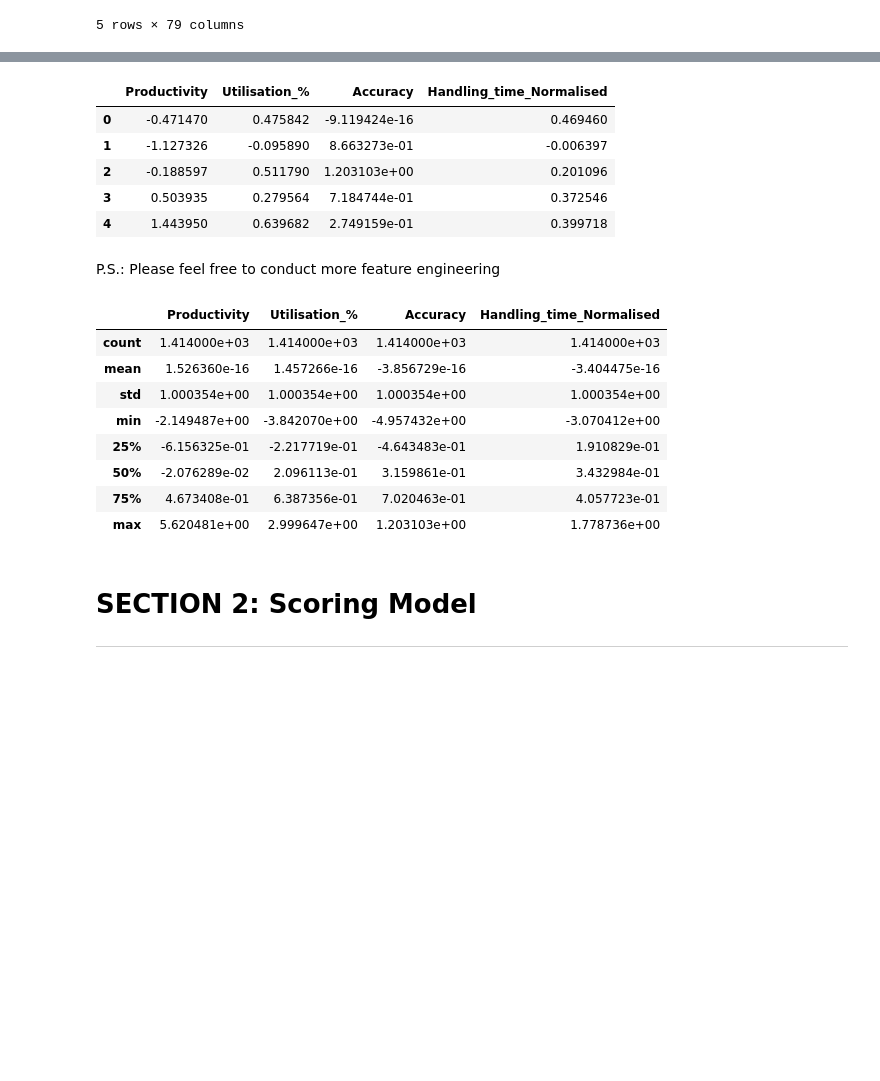
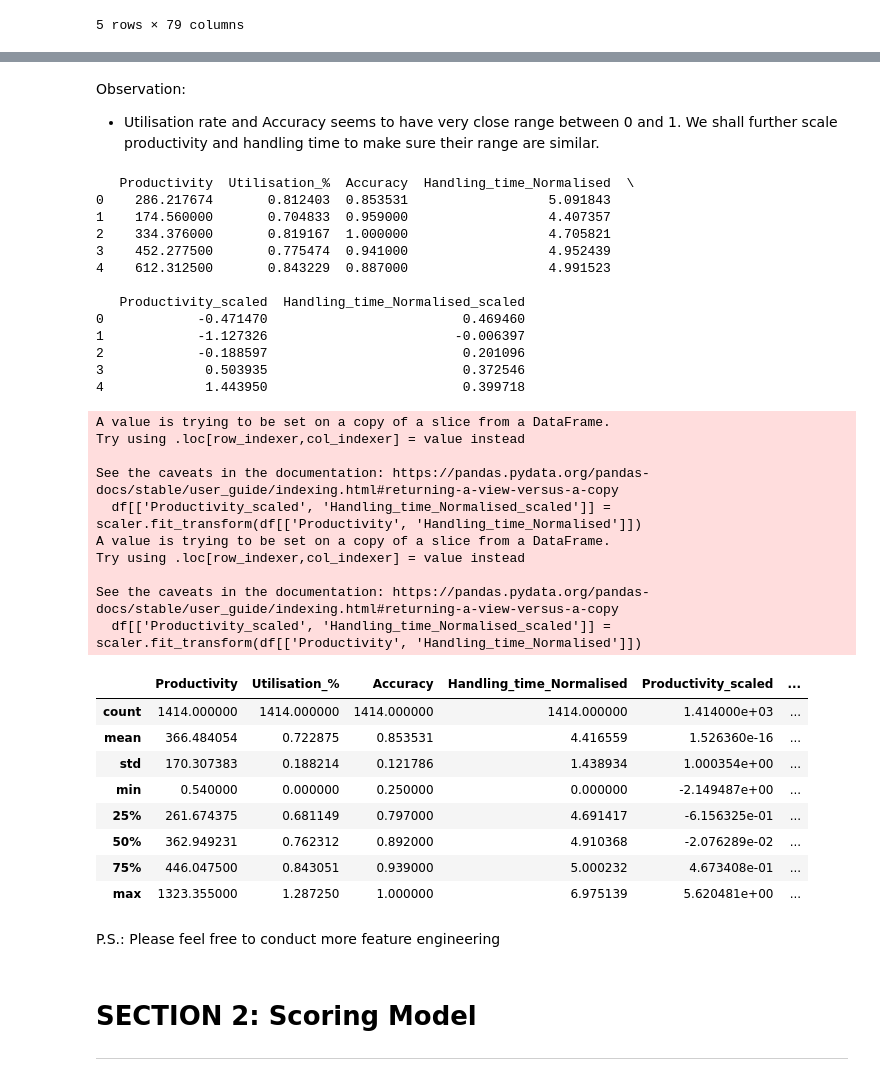
Before and after one commit to liuchennn1414/TikTok_Hungry_Ads, a Jupyter notebook: moderator_score.ipynb, the cells around one changed output, grey strips where cells are left out. Drawn from its saved outputs; the diff is of its cells as text; code cells hidden in the pictures; blank space fills up the shorter version.

```diff
--- a/moderator_score.ipynb
+++ b/moderator_score.ipynb
@@ -176,6 +197,6 @@ moderator.head()
 | 4 | 1710346282427393 | [PH] | 612.312500 | 0.843229 | 98066 | 0.887000 | 4.991523 | ... |
 5 rows × 79 columns
 # %%
-df = moderator[['moderator', 'market','Productivity', 'Utilisation_%', 'Accuracy', 'Handling_time_Normalised']] # created a copy of moderator and drop the original handling time
+df = moderator[['Productivity', 'Utilisation_%', 'Accuracy', 'Handling_time_Normalised']] # created a copy of moderator and drop the original handling time
 df.head()
 # %% [output]
@@ -218,39 +221,53 @@ Observation:
+# %% [markdown]
+Observation:
+- Utilisation rate and Accuracy seems to have very close range between 0 and 1. We shall further scale productivity and handling time to make sure their range are similar.
 # %%
-# Scaled all data as the range for columns are v different
+# 3. Scaled productivity and handling time as the range for columns are v different
 from sklearn.preprocessing import StandardScaler
 
 # Initialize the StandardScaler
 scaler = StandardScaler()
 
-# Fit and transform the DataFrame
-scaled_data = scaler.fit_transform(df)
-
-# Create a new DataFrame with the scaled data
-scaled_df = pd.DataFrame(scaled_data, columns=df.columns)
+df[['Productivity_scaled', 'Handling_time_Normalised_scaled']] = scaler.fit_transform(df[['Productivity', 'Handling_time_Normalised']])
 
 # Now, 'scaled_df' contains the standardized data
-scaled_df.head()
+print(df.head())
+df.describe()
 # %% [output]
+   Productivity  Utilisation_%  Accuracy  Handling_time_Normalised  \
+0    286.217674       0.812403  0.853531                  5.091843
+1    174.560000       0.704833  0.959000                  4.407357
+2    334.376000       0.819167  1.000000                  4.705821
+3    452.277500       0.775474  0.941000                  4.952439
+4    612.312500       0.843229  0.887000                  4.991523
+
+   Productivity_scaled  Handling_time_Normalised_scaled
+0            -0.471470                         0.469460
+1            -1.127326                        -0.006397
+2            -0.188597                         0.201096
+3             0.503935                         0.372546
+4             1.443950                         0.399718
+A value is trying to be set on a copy of a slice from a DataFrame.
+Try using .loc[row_indexer,col_indexer] = value instead
+
+See the caveats in the documentation: https://pandas.pydata.org/pandas-docs/stable/user_guide/indexing.html#returning-a-view-versus-a-copy
+  df[['Productivity_scaled', 'Handling_time_Normalised_scaled']] = scaler.fit_transform(df[['Productivity', 'Handling_time_Normalised']])
+A value is trying to be set on a copy of a slice from a DataFrame.
+Try using .loc[row_indexer,col_indexer] = value instead
+
+See the caveats in the documentation: https://pandas.pydata.org/pandas-docs/stable/user_guide/indexing.html#returning-a-view-versus-a-copy
+  df[['Productivity_scaled', 'Handling_time_Normalised_scaled']] = scaler.fit_transform(df[['Productivity', 'Handling_time_Normalised']])
-|  | Productivity | Utilisation_% | Accuracy | Handling_time_Normalised |
-| 0 | -0.471470 | 0.475842 | -9.119424e-16 | 0.469460 |
-| 1 | -1.127326 | -0.095890 | 8.663273e-01 | -0.006397 |
-| 2 | -0.188597 | 0.511790 | 1.203103e+00 | 0.201096 |
-| 3 | 0.503935 | 0.279564 | 7.184744e-01 | 0.372546 |
-| 4 | 1.443950 | 0.639682 | 2.749159e-01 | 0.399718 |
+|  | Productivity | Utilisation_% | Accuracy | Handling_time_Normalised | Productivity_scaled | ... |
+| count | 1414.000000 | 1414.000000 | 1414.000000 | 1414.000000 | 1.414000e+03 | ... |
+| mean | 366.484054 | 0.722875 | 0.853531 | 4.416559 | 1.526360e-16 | ... |
+| std | 170.307383 | 0.188214 | 0.121786 | 1.438934 | 1.000354e+00 | ... |
+| min | 0.540000 | 0.000000 | 0.250000 | 0.000000 | -2.149487e+00 | ... |
+| 25% | 261.674375 | 0.681149 | 0.797000 | 4.691417 | -6.156325e-01 | ... |
+| 50% | 362.949231 | 0.762312 | 0.892000 | 4.910368 | -2.076289e-02 | ... |
+| 75% | 446.047500 | 0.843051 | 0.939000 | 5.000232 | 4.673408e-01 | ... |
+| max | 1323.355000 | 1.287250 | 1.000000 | 6.975139 | 5.620481e+00 | ... |
 # %% [markdown]
 P.S.: Please feel free to conduct more feature engineering
-# %%
-scaled_df.describe()
-# %% [output]
-|  | Productivity | Utilisation_% | Accuracy | Handling_time_Normalised |
-| count | 1.414000e+03 | 1.414000e+03 | 1.414000e+03 | 1.414000e+03 |
-| mean | 1.526360e-16 | 1.457266e-16 | -3.856729e-16 | -3.404475e-16 |
-| std | 1.000354e+00 | 1.000354e+00 | 1.000354e+00 | 1.000354e+00 |
-| min | -2.149487e+00 | -3.842070e+00 | -4.957432e+00 | -3.070412e+00 |
-| 25% | -6.156325e-01 | -2.217719e-01 | -4.643483e-01 | 1.910829e-01 |
-| 50% | -2.076289e-02 | 2.096113e-01 | 3.159861e-01 | 3.432984e-01 |
-| 75% | 4.673408e-01 | 6.387356e-01 | 7.020463e-01 | 4.057723e-01 |
-| max | 5.620481e+00 | 2.999647e+00 | 1.203103e+00 | 1.778736e+00 |
 # %% [markdown]
 # SECTION 2: Scoring Model
 ---
```
Also changed, not shown: parts of 19 cells of this notebook.
